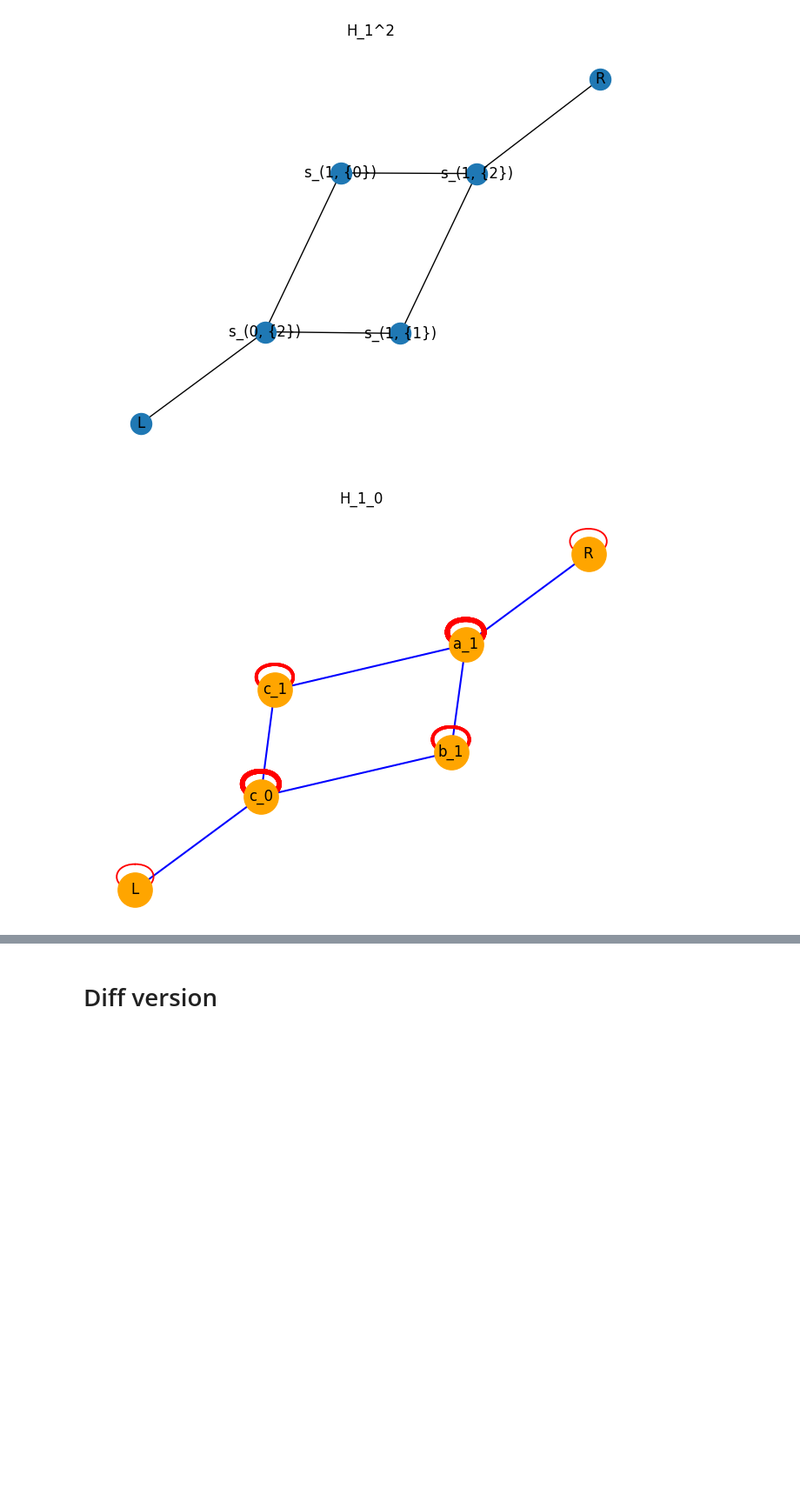
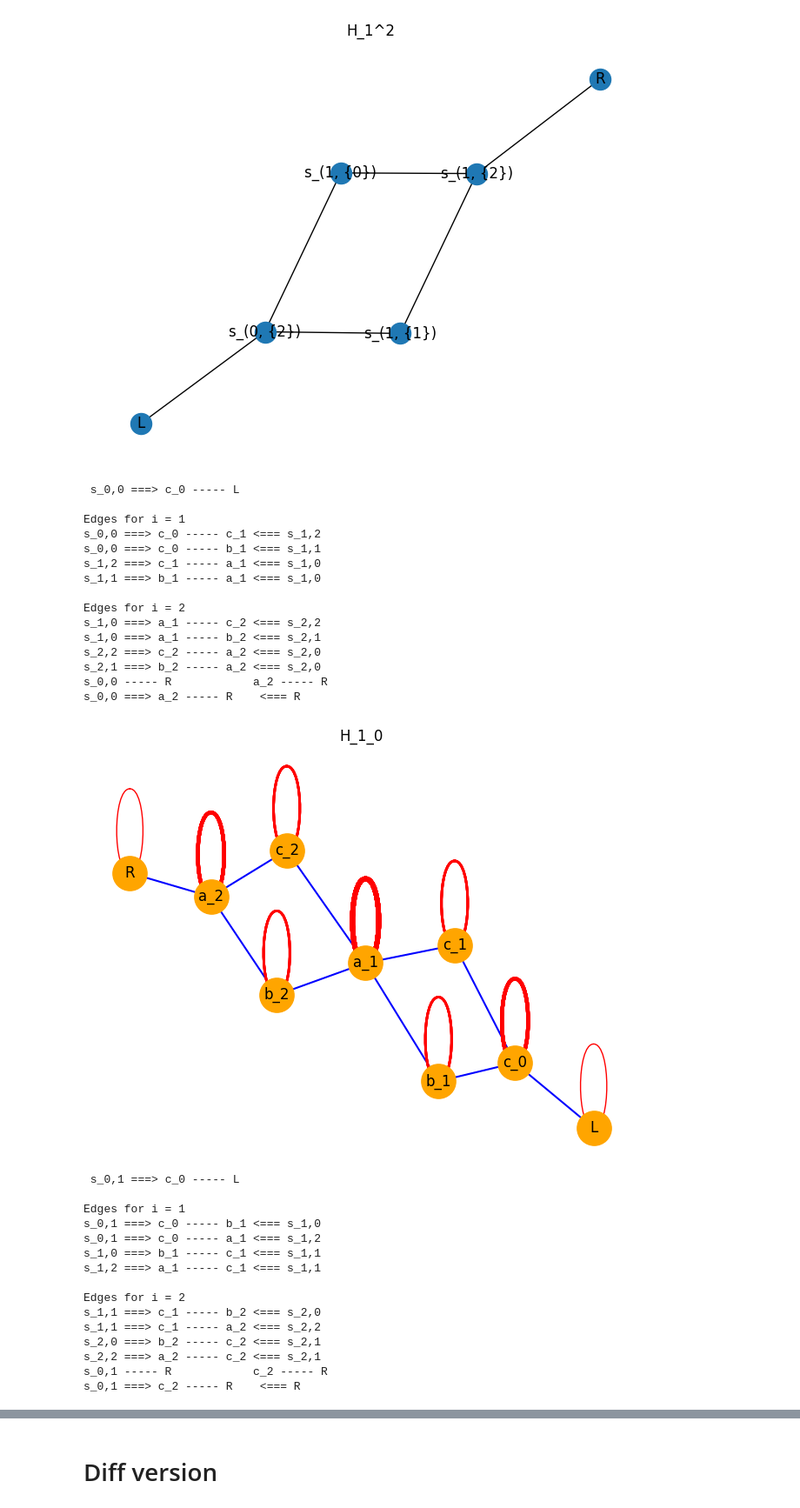
Before and after one commit to JaimePSantos/DynamicRandomWalks, a Jupyter notebook: CT-Dyn_TemporalHelix.ipynb, the cells around one changed output, grey strips where cells are left out. Shown at 87% size. Saved outputs shown, nothing was run; the diff lists cells and outputs as text; code cells hidden in the pictures; blank space fills up the shorter version.

```diff
--- a/CT-Dyn_TemporalHelix.ipynb
+++ b/CT-Dyn_TemporalHelix.ipynb
@@ -260,12 +260,30 @@ def create_graph(l, k):
 
     # add nodes and edges
     H.add_edge(mapping["L"], mapping[f"s_{0},{k%3}"])
+    print(f' {f"s_{0},{k%3}"} ===> {mapping[f"s_{0},{k%3}"]} ----- {mapping[f"L"]}')
     for i in range(1, l+1):
+        print(f'\nEdges for i = {i}')
         H.add_edge(mapping[f"s_{i-1},{k%3}"], mapping[f"s_{i},{(k+2)%3}"])
+        print(f'{f"s_{i-1},{k%3}"} ===> {mapping[f"s_{i-1},{k%3}"]} ----- {mapping[f"s_{i},{(k+2)%3}"]} <=== {f"s_{i},{(k+2)%3}"}')
+
         H.add_edge(mapping[f"s_{i-1},{k%3}"], mapping[f"s_{i},{(k+1)%3}"])
+        # print(f'{f"s_{i-1},{k%3}"} ----- {f"s_{i},{(k+1)%3}"}\t {mapping[f"s_{i-1},{k%3}"]} ----- {mapping[f"s_{i},{(k+1)%3}"]}')
+        print(f'{f"s_{i-1},{k%3}"} ===> {mapping[f"s_{i-1},{k%3}"]} ----- {mapping[f"s_{i},{(k+1)%3}"]} <=== {f"s_{i},{(k+1)%3}"}')
+
+
         H.add_edge(mapping[f"s_{i},{(k+2)%3}"], mapping[f"s_{i},{k%3}"])
+        # print(f'{f"s_{i},{(k+2)%3}"} ----- {f"s_{i},{k%3}"}\t {mapping[f"s_{i},{(k+2)%3}"]} ----- {mapping[f"s_{i},{k%3}"]}')
+        print(f'{f"s_{i},{(k+2)%3}"} ===> {mapping[f"s_{i},{(k+2)%3}"]} ----- {mapping[f"s_{i},{k%3}"]} <=== {f"s_{i},{k%3}"}')
+
+
         H.add_edge(mapping[f"s_{i},{(k+1)%3}"], mapping[f"s_{i},{k%3}"])
+        # print(f'{f"s_{i},{(k+1)%3}"} ----- {f"s_{i},{k%3}"}\t {mapping[f"s_{i},{(k+1)%3}"]} ----- {mapping[f"s_{i},{k%3}"]}')
+        print(f'{f"s_{i},{(k+1)%3}"} ===> {mapping[f"s_{i},{(k+1)%3}"]} ----- {mapping[f"s_{i},{k%3}"]} <=== {f"s_{i},{k%3}"}')
+
     H.add_edge(mapping[f"s_{l},{k%3}"], mapping["R"])
+    print(f'{f"s_{0},{k%3}"} ----- R \t\t {mapping[f"s_{l},{k%3}"]} ----- {mapping[f"R"]}')
+    print(f'{f"s_{0},{k%3}"} ===> {mapping[f"s_{l},{k%3}"]} ----- R    <=== {mapping[f"R"]}')
+
 
     # add self-loops
     for node in H.nodes():
@@ -301,34 +319,64 @@ config1 = {
     'normal_edge_color': 'blue',
     'normal_edge_width': 1.5,
     'edge_style': 'solid',
     'self_loop_color': 'red',
     'title': 'H_1_1'
 }
 
 config2 = {
     'figsize': (10, 8),
     'k': 0.2,
     'draw_self_loops': False,
     'node_color': 'orange',
     'node_size': 800,
     'normal_edge_color': 'blue',
     'normal_edge_width': 1.5,
     'edge_style': 'solid',
     'self_loop_color': 'red',
     'title': 'H_1_2'
 }
 
-H_1_0 = create_graph(1, 0)
+H_1_0 = create_graph(2, 0)
 draw_graph(H_1_0, config=config)
 
-H_1_1 = create_graph(1, 1)
+H_1_1 = create_graph(2, 1)
 draw_graph(H_1_1, config=config1)
 
 
 
-H_1_2 = create_graph(1, 2)
+H_1_2 = create_graph(2, 2)
 draw_graph(H_1_2, config=config2)
 
 plt.show()
 # %% [output]
+ s_0,0 ===> c_0 ----- L
+
+Edges for i = 1
+s_0,0 ===> c_0 ----- c_1 <=== s_1,2
+s_0,0 ===> c_0 ----- b_1 <=== s_1,1
+s_1,2 ===> c_1 ----- a_1 <=== s_1,0
+s_1,1 ===> b_1 ----- a_1 <=== s_1,0
+
+Edges for i = 2
+s_1,0 ===> a_1 ----- c_2 <=== s_2,2
+s_1,0 ===> a_1 ----- b_2 <=== s_2,1
+s_2,2 ===> c_2 ----- a_2 <=== s_2,0
+s_2,1 ===> b_2 ----- a_2 <=== s_2,0
+s_0,0 ----- R            a_2 ----- R
+s_0,0 ===> a_2 ----- R    <=== R
-[figure, old version]
+[figure, new version]
+ s_0,1 ===> c_0 ----- L
+
+Edges for i = 1
+s_0,1 ===> c_0 ----- b_1 <=== s_1,0
+s_0,1 ===> c_0 ----- a_1 <=== s_1,2
+s_1,0 ===> b_1 ----- c_1 <=== s_1,1
+s_1,2 ===> a_1 ----- c_1 <=== s_1,1
+
+Edges for i = 2
+s_1,1 ===> c_1 ----- b_2 <=== s_2,0
+s_1,1 ===> c_1 ----- a_2 <=== s_2,2
+s_2,0 ===> b_2 ----- c_2 <=== s_2,1
+s_2,2 ===> a_2 ----- c_2 <=== s_2,1
+s_0,1 ----- R            c_2 ----- R
+s_0,1 ===> c_2 ----- R    <=== R
```
Also changed, not shown: parts of 1 cell of this notebook.
